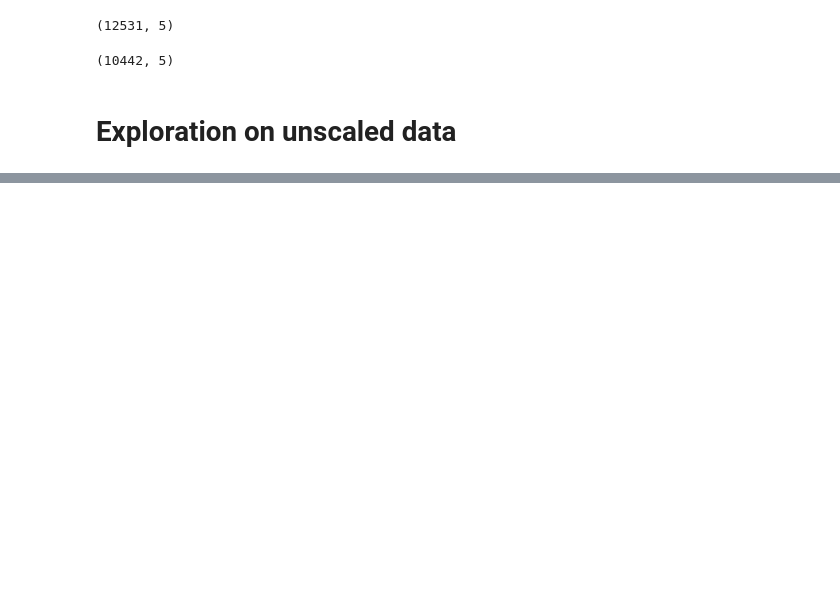
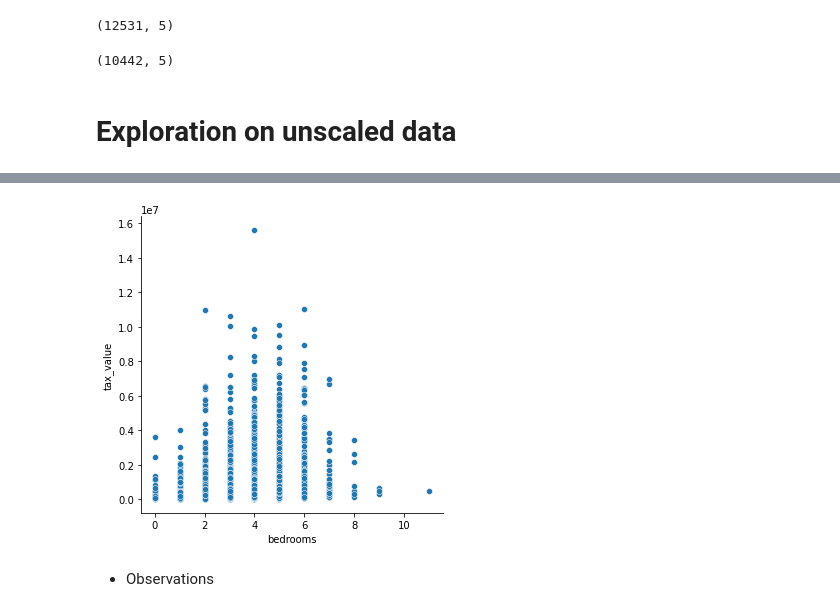
Before and after one commit to Severina7/zillow_project, a Jupyter notebook: zillow_project.ipynb, the cells around one changed output, grey strips where cells are left out. Drawn from its saved outputs; the diff is of its cells as text; code cells hidden in the pictures; blank space fills up the shorter version.

Commit message:
scaling and exploring the data

```diff
--- a/zillow_project.ipynb
+++ b/zillow_project.ipynb
@@ -404,0 +418,7 @@ My Alternative Hypothesis is that exam1is correlated with final grade.
+# %%
+sns.relplot(x='bedrooms', y='tax_value', data=train)
+plt.show()
+# %% [output]
+[figure, added]
+# %% [markdown]
+* Observations
```
Also changed, not shown: parts of 12 cells of this notebook.
